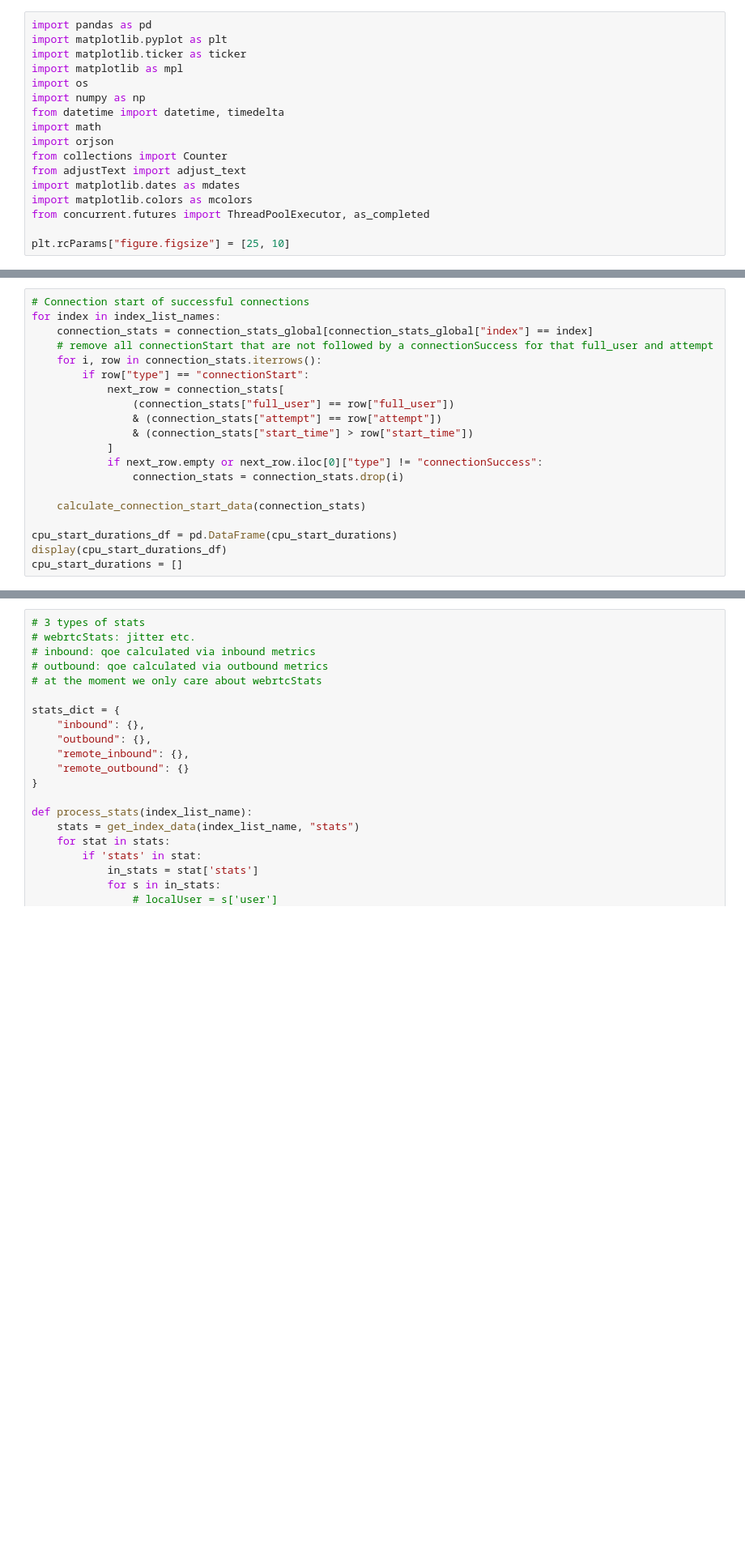
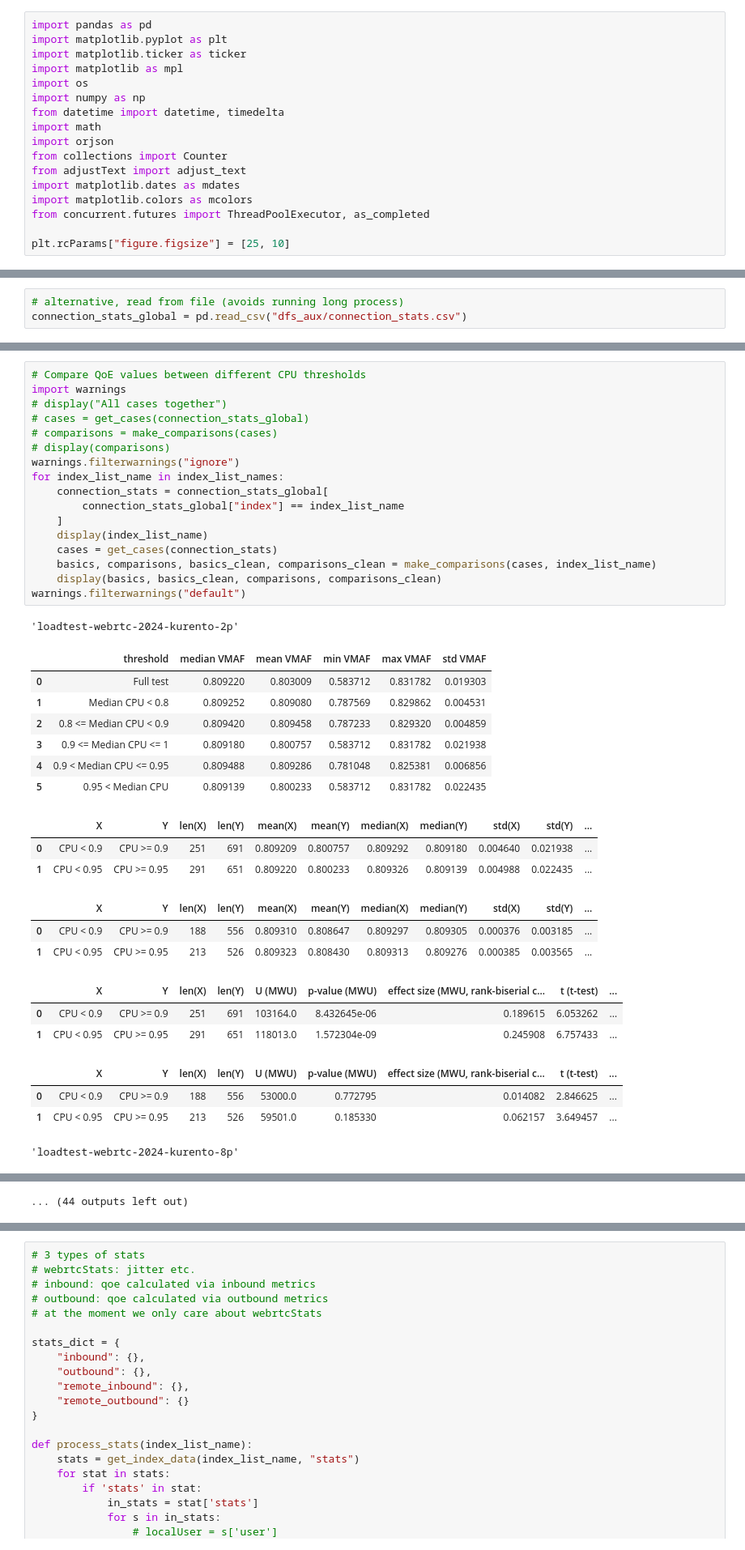
Before and after one commit to codeurjc/Performance-testing-in-the-WebRTC-arena, a Jupyter notebook: new/new.ipynb, the cells around one changed output, grey strips where cells are left out. Shown at 81% size. Drawn from its saved outputs; the diff is of its cells as text; blank space fills up the shorter version.

```diff
--- a/new/new.ipynb
+++ b/new/new.ipynb
@@ -837,20 +17,0 @@ cpu_start_durations = []
-# %%
-# Connection start of successful connections
-for index in index_list_names:
-    connection_stats = connection_stats_global[connection_stats_global["index"] == index]
-    # remove all connectionStart that are not followed by a connectionSuccess for that full_user and attempt
-    for i, row in connection_stats.iterrows():
-        if row["type"] == "connectionStart":
-            next_row = connection_stats[
-                (connection_stats["full_user"] == row["full_user"])
-                & (connection_stats["attempt"] == row["attempt"])
-                & (connection_stats["start_time"] > row["start_time"])
-            ]
-            if next_row.empty or next_row.iloc[0]["type"] != "connectionSuccess":
-                connection_stats = connection_stats.drop(i)
-
-    calculate_connection_start_data(connection_stats)
-
-cpu_start_durations_df = pd.DataFrame(cpu_start_durations)
-display(cpu_start_durations_df)
-cpu_start_durations = []
@@ -902,0 +729,3 @@ cpu_start_durations = []
+# %%
+# alternative, read from file (avoids running long process)
+connection_stats_global = pd.read_csv("dfs_aux/connection_stats.csv")
@@ -902,0 +1062,39 @@ cpu_start_durations = []
+# %%
+# Compare QoE values between different CPU thresholds
+import warnings
+# display("All cases together")
+# cases = get_cases(connection_stats_global)
+# comparisons = make_comparisons(cases)
+# display(comparisons)
+warnings.filterwarnings("ignore")
+for index_list_name in index_list_names:
+    connection_stats = connection_stats_global[
+        connection_stats_global["index"] == index_list_name
+    ]
+    display(index_list_name)
+    cases = get_cases(connection_stats)
+    basics, comparisons, basics_clean, comparisons_clean = make_comparisons(cases, index_list_name)
+    display(basics, basics_clean, comparisons, comparisons_clean)
+warnings.filterwarnings("default")
+# %% [output]
+'loadtest-webrtc-2024-kurento-2p'
+|  | threshold | median VMAF | mean VMAF | min VMAF | max VMAF | std VMAF |
+| 0 | Full test | 0.809220 | 0.803009 | 0.583712 | 0.831782 | 0.019303 |
+| 1 | Median CPU < 0.8 | 0.809252 | 0.809080 | 0.787569 | 0.829862 | 0.004531 |
+| 2 | 0.8 <= Median CPU < 0.9 | 0.809420 | 0.809458 | 0.787233 | 0.829320 | 0.004859 |
+| 3 | 0.9 <= Median CPU <= 1 | 0.809180 | 0.800757 | 0.583712 | 0.831782 | 0.021938 |
+| 4 | 0.9 < Median CPU <= 0.95 | 0.809488 | 0.809286 | 0.781048 | 0.825381 | 0.006856 |
+| 5 | 0.95 < Median CPU | 0.809139 | 0.800233 | 0.583712 | 0.831782 | 0.022435 |
+|  | X | Y | len(X) | len(Y) | mean(X) | mean(Y) | median(X) | median(Y) | std(X) | std(Y) | ... |
+| 0 | CPU < 0.9 | CPU >= 0.9 | 251 | 691 | 0.809209 | 0.800757 | 0.809292 | 0.809180 | 0.004640 | 0.021938 | ... |
+| 1 | CPU < 0.95 | CPU >= 0.95 | 291 | 651 | 0.809220 | 0.800233 | 0.809326 | 0.809139 | 0.004988 | 0.022435 | ... |
+|  | X | Y | len(X) | len(Y) | mean(X) | mean(Y) | median(X) | median(Y) | std(X) | std(Y) | ... |
+| 0 | CPU < 0.9 | CPU >= 0.9 | 188 | 556 | 0.809310 | 0.808647 | 0.809297 | 0.809305 | 0.000376 | 0.003185 | ... |
+| 1 | CPU < 0.95 | CPU >= 0.95 | 213 | 526 | 0.809323 | 0.808430 | 0.809313 | 0.809276 | 0.000385 | 0.003565 | ... |
+|  | X | Y | len(X) | len(Y) | U (MWU) | p-value (MWU) | effect size (MWU, rank-biserial c... | t (t-test) | ... |
+| 0 | CPU < 0.9 | CPU >= 0.9 | 251 | 691 | 103164.0 | 8.432645e-06 | 0.189615 | 6.053262 | ... |
+| 1 | CPU < 0.95 | CPU >= 0.95 | 291 | 651 | 118013.0 | 1.572304e-09 | 0.245908 | 6.757433 | ... |
+|  | X | Y | len(X) | len(Y) | U (MWU) | p-value (MWU) | effect size (MWU, rank-biserial c... | t (t-test) | ... |
+| 0 | CPU < 0.9 | CPU >= 0.9 | 188 | 556 | 53000.0 | 0.772795 | 0.014082 | 2.846625 | ... |
+| 1 | CPU < 0.95 | CPU >= 0.95 | 213 | 526 | 59501.0 | 0.185330 | 0.062157 | 3.649457 | ... |
+'loadtest-webrtc-2024-kurento-8p'
@@ -902,0 +1120 @@ cpu_start_durations = []
+... (44 outputs left out)
```
Also changed, not shown: parts of 40 cells of this notebook, 1 other file.
